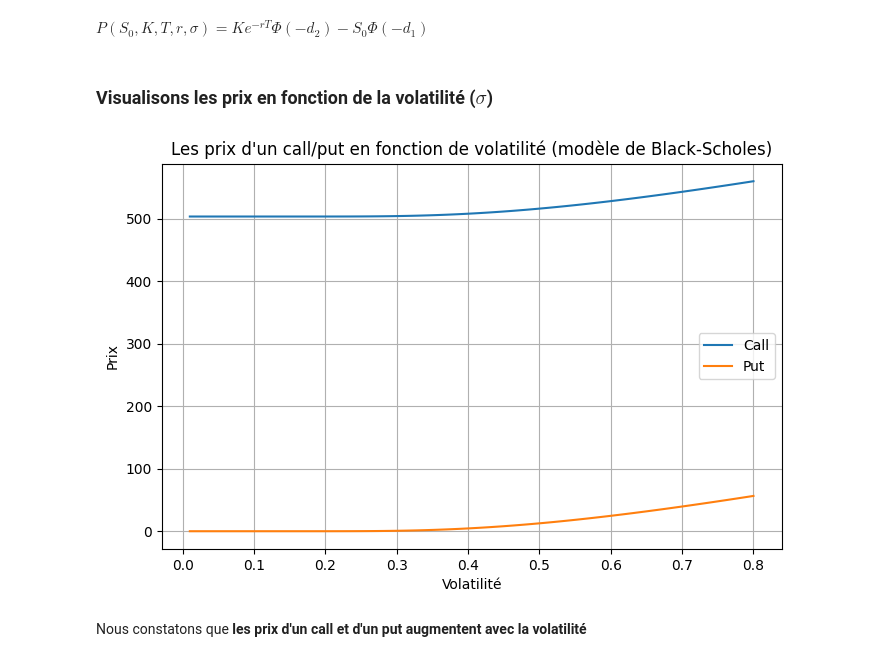
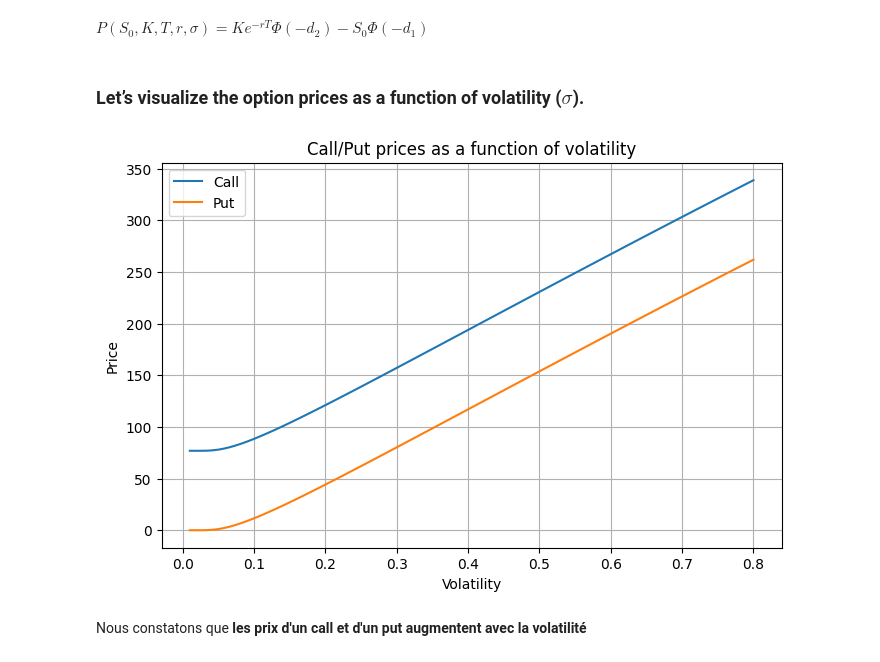
Before and after one commit to zmeikingleb/Financial_Models, a Jupyter notebook: Black Scholes.ipynb, the cells around one changed output. Drawn from its saved outputs; the diff is of its cells as text; code cells hidden in the pictures.

```diff
--- a/Black Scholes.ipynb
+++ b/Black Scholes.ipynb
@@ -81,33 +81,38 @@ $C(S_0, K, T, r, \sigma)= S_0\Phi(d_1) - Ke^{-rT}\Phi(d_2)$
 # %% [markdown]
 $P(S_0, K, T, r, \sigma) = Ke^{-rT}\Phi(-d_2) - S_0\Phi(-d_1)$
 # %% [markdown]
-### Visualisons les prix en fonction de la volatilité ($\sigma$)
+### Let’s visualize the option prices as a function of volatility ($\sigma$).
 # %%
 def b_s_call(Sc,Kc,Tc,rc,sc):
     d1=(np.log(Sc/Kc) + (rc + 0.5 * sc**2)*Tc)/ (sc * np.sqrt(Tc))
     d2 = d1 - sc*np.sqrt(Tc)
     return Sc*sk.norm.cdf(d1) - Kc* np.exp(-rc*Tc) * sk.norm.cdf(d2)
 
 def b_s_put(Sp,Kp,Tp,rp,sp):
     d1=(np.log(Sp/Kp) + (rp + 0.5 * sp**2)*Tp)/ (sp* np.sqrt(Tp))
     d2 = d1 - sp*np.sqrt(Tp)
     return -Sp*sk.norm.cdf(-d1) + Kp * np.exp(-rp*Tp) * sk.norm.cdf(-d2)
 
 s= np.linspace(0.01, 0.8, 100)
+S0 = 1000
+r = .08
+T = 1
+K=1000
+
 call_prices_sigma = [b_s_call(S0, K, T, r, sc) for sc in s ]
 put_prices_sigma = [b_s_put(S0, K, T, r, sp) for sp in s ]
 
 plt.figure(figsize=(8,5))
 plt.plot(s, call_prices_sigma, label="Call")
-plt.title("Les prix d'un call/put en fonction de volatilité (modèle de Black-Scholes)")
+plt.title("Call/Put prices as a function of volatility")
 plt.plot(s, put_prices_sigma, label="Put")
-plt.xlabel("Volatilité")
-plt.ylabel("Prix")
+plt.xlabel("Volatility")
+plt.ylabel("Price")
 plt.grid(True)
 plt.legend()
 plt.show()
 # %% [output]
-[figure, old version]
+[figure, new version]
 # %% [markdown]
 Nous constatons que **les prix d'un call et d'un put augmentent avec la volatilité**
 # %% [markdown]
```
Also changed, not shown: parts of 42 cells of this notebook.
